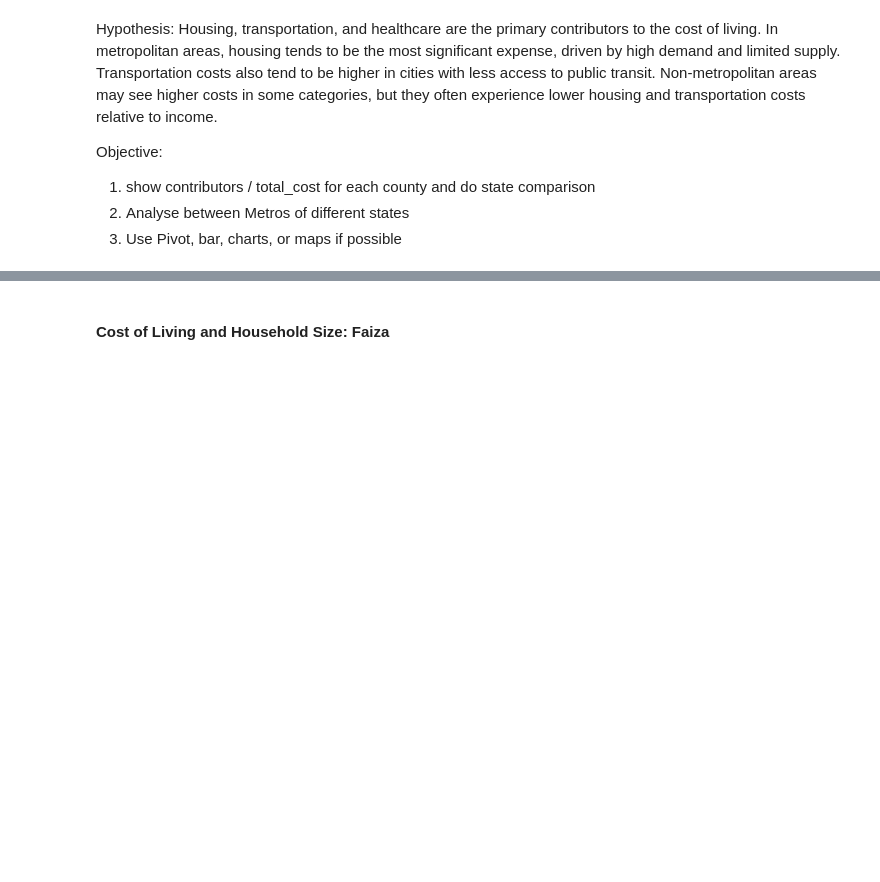
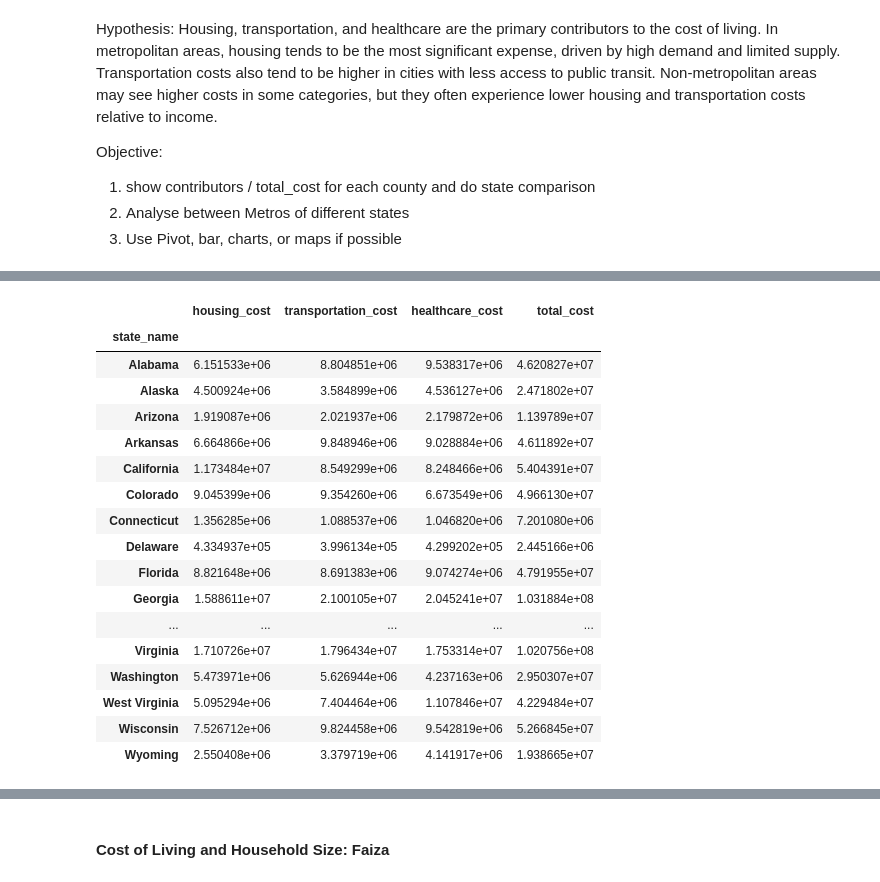
Before and after one commit to miguelmog10/data-science-group17, a Jupyter notebook: notebook/FoundationsDataScience_Winter2025_Group17.ipynb, the cells around one changed output, grey strips where cells are left out. Cells and saved outputs as stored; diff of their text form; code cells hidden in the pictures; blank space fills up the shorter version.

```diff
--- a/notebook/FoundationsDataScience_Winter2025_Group17.ipynb
+++ b/notebook/FoundationsDataScience_Winter2025_Group17.ipynb
@@ -418,0 +437,23 @@ Objective:
+# %%
+# rough work
+x = df.groupby("state_name")[['housing_cost','transportation_cost','healthcare_cost','total_cost']].sum()
+x
+# %% [output]
+|  | housing_cost | transportation_cost | healthcare_cost | total_cost |
+| state_name |  |  |  |  |
+| Alabama | 6.151533e+06 | 8.804851e+06 | 9.538317e+06 | 4.620827e+07 |
+| Alaska | 4.500924e+06 | 3.584899e+06 | 4.536127e+06 | 2.471802e+07 |
+| Arizona | 1.919087e+06 | 2.021937e+06 | 2.179872e+06 | 1.139789e+07 |
+| Arkansas | 6.664866e+06 | 9.848946e+06 | 9.028884e+06 | 4.611892e+07 |
+| California | 1.173484e+07 | 8.549299e+06 | 8.248466e+06 | 5.404391e+07 |
+| Colorado | 9.045399e+06 | 9.354260e+06 | 6.673549e+06 | 4.966130e+07 |
+| Connecticut | 1.356285e+06 | 1.088537e+06 | 1.046820e+06 | 7.201080e+06 |
+| Delaware | 4.334937e+05 | 3.996134e+05 | 4.299202e+05 | 2.445166e+06 |
+| Florida | 8.821648e+06 | 8.691383e+06 | 9.074274e+06 | 4.791955e+07 |
+| Georgia | 1.588611e+07 | 2.100105e+07 | 2.045241e+07 | 1.031884e+08 |
+| ... | ... | ... | ... | ... |
+| Virginia | 1.710726e+07 | 1.796434e+07 | 1.753314e+07 | 1.020756e+08 |
+| Washington | 5.473971e+06 | 5.626944e+06 | 4.237163e+06 | 2.950307e+07 |
+| West Virginia | 5.095294e+06 | 7.404464e+06 | 1.107846e+07 | 4.229484e+07 |
+| Wisconsin | 7.526712e+06 | 9.824458e+06 | 9.542819e+06 | 5.266845e+07 |
+| Wyoming | 2.550408e+06 | 3.379719e+06 | 4.141917e+06 | 1.938665e+07 |
```
Also changed, not shown: parts of 10 cells of this notebook.
